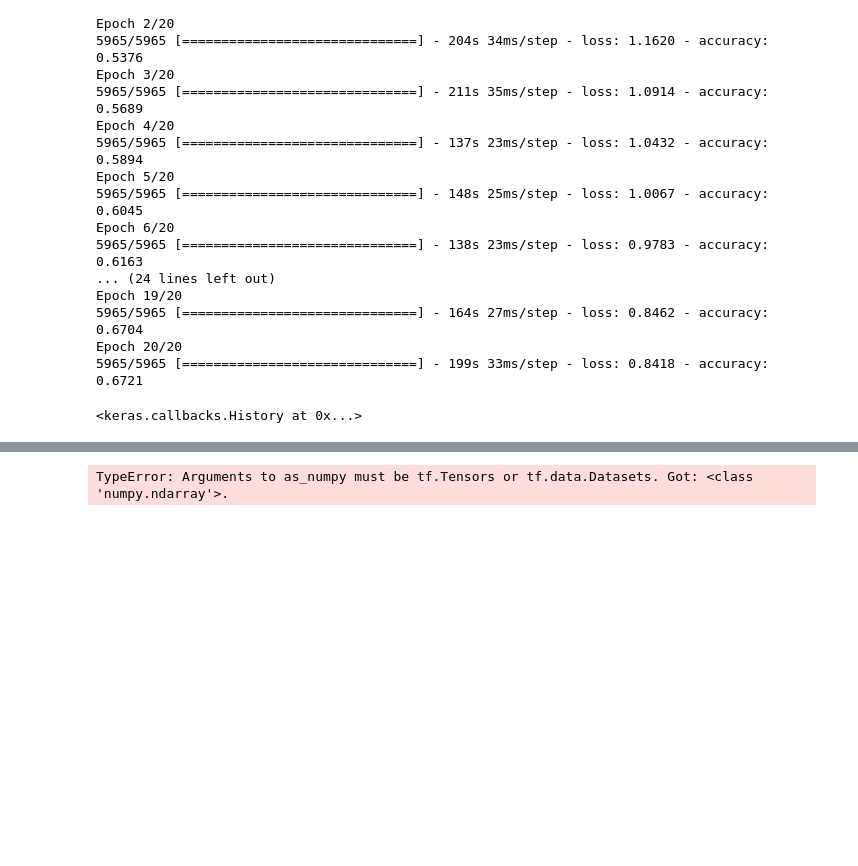
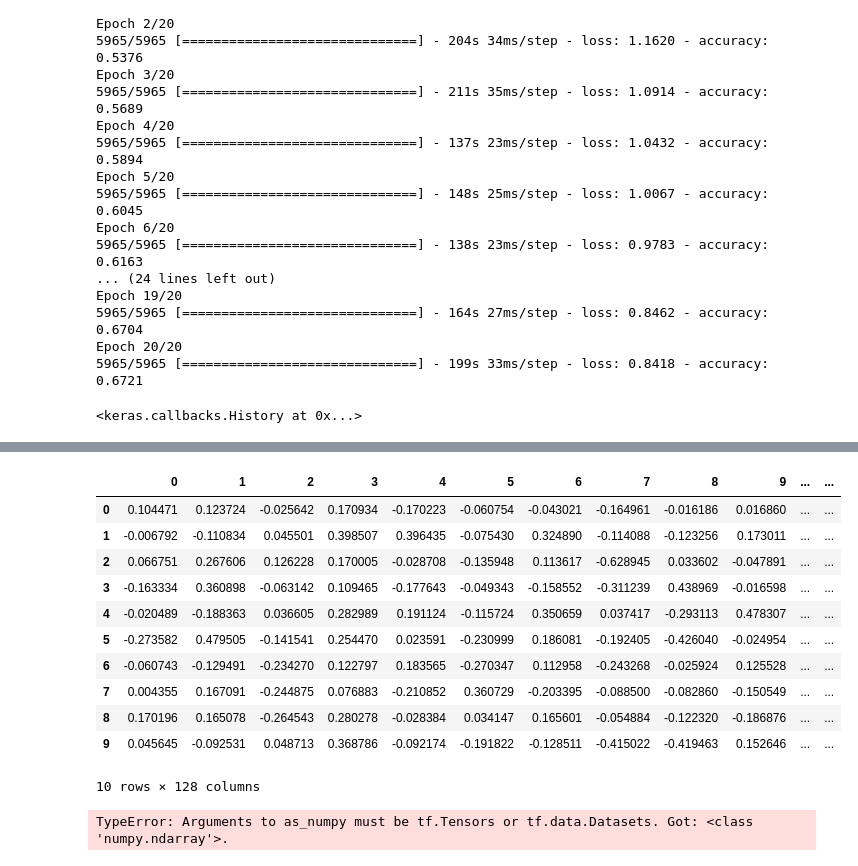
Before and after one commit to athaichi/BookGenreClassification, a Jupyter notebook: code/milestone1.ipynb, the cells around one changed output, grey strips where cells are left out. Saved outputs shown, nothing was run; the diff lists cells and outputs as text; code cells hidden in the pictures; blank space fills up the shorter version.

Commit message:
Read in metadata.tsv and vectors.tsv

```diff
--- a/code/milestone1.ipynb
+++ b/code/milestone1.ipynb
@@ -399,0 +418,16 @@ out_m.close()
+# %%
+vectors = pd.read_csv(open('vectors.tsv'), "\t", header=None)
+vectors.head(10)
+# %% [output]
+|  | 0 | 1 | 2 | 3 | 4 | 5 | 6 | 7 | 8 | 9 | ... | ... |
+| 0 | 0.104471 | 0.123724 | -0.025642 | 0.170934 | -0.170223 | -0.060754 | -0.043021 | -0.164961 | -0.016186 | 0.016860 | ... | ... |
+| 1 | -0.006792 | -0.110834 | 0.045501 | 0.398507 | 0.396435 | -0.075430 | 0.324890 | -0.114088 | -0.123256 | 0.173011 | ... | ... |
+| 2 | 0.066751 | 0.267606 | 0.126228 | 0.170005 | -0.028708 | -0.135948 | 0.113617 | -0.628945 | 0.033602 | -0.047891 | ... | ... |
+| 3 | -0.163334 | 0.360898 | -0.063142 | 0.109465 | -0.177643 | -0.049343 | -0.158552 | -0.311239 | 0.438969 | -0.016598 | ... | ... |
+| 4 | -0.020489 | -0.188363 | 0.036605 | 0.282989 | 0.191124 | -0.115724 | 0.350659 | 0.037417 | -0.293113 | 0.478307 | ... | ... |
+| 5 | -0.273582 | 0.479505 | -0.141541 | 0.254470 | 0.023591 | -0.230999 | 0.186081 | -0.192405 | -0.426040 | -0.024954 | ... | ... |
+| 6 | -0.060743 | -0.129491 | -0.234270 | 0.122797 | 0.183565 | -0.270347 | 0.112958 | -0.243268 | -0.025924 | 0.125528 | ... | ... |
+| 7 | 0.004355 | 0.167091 | -0.244875 | 0.076883 | -0.210852 | 0.360729 | -0.203395 | -0.088500 | -0.082860 | -0.150549 | ... | ... |
+| 8 | 0.170196 | 0.165078 | -0.264543 | 0.280278 | -0.028384 | 0.034147 | 0.165601 | -0.054884 | -0.122320 | -0.186876 | ... | ... |
+| 9 | 0.045645 | -0.092531 | 0.048713 | 0.368786 | -0.092174 | -0.191822 | -0.128511 | -0.415022 | -0.419463 | 0.152646 | ... | ... |
+10 rows × 128 columns
```
Also changed, not shown: parts of 4 cells of this notebook.
